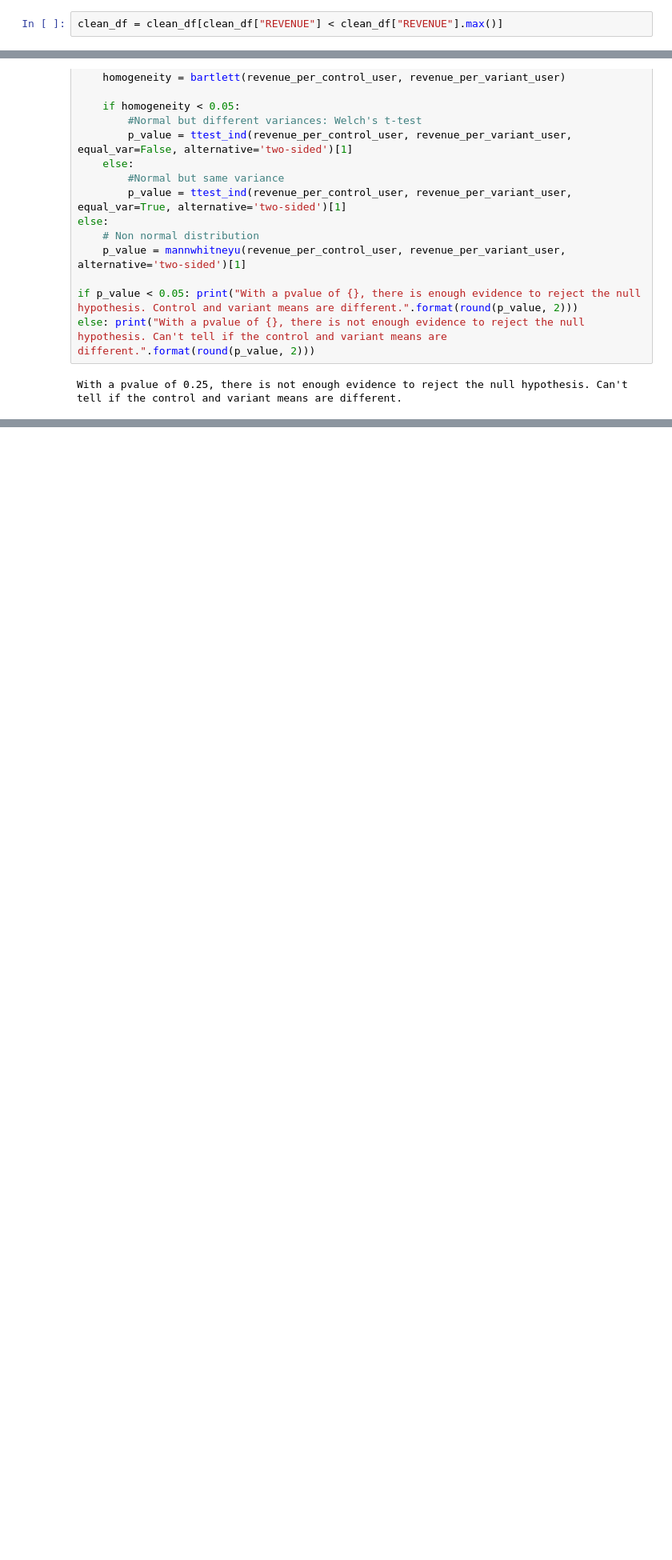
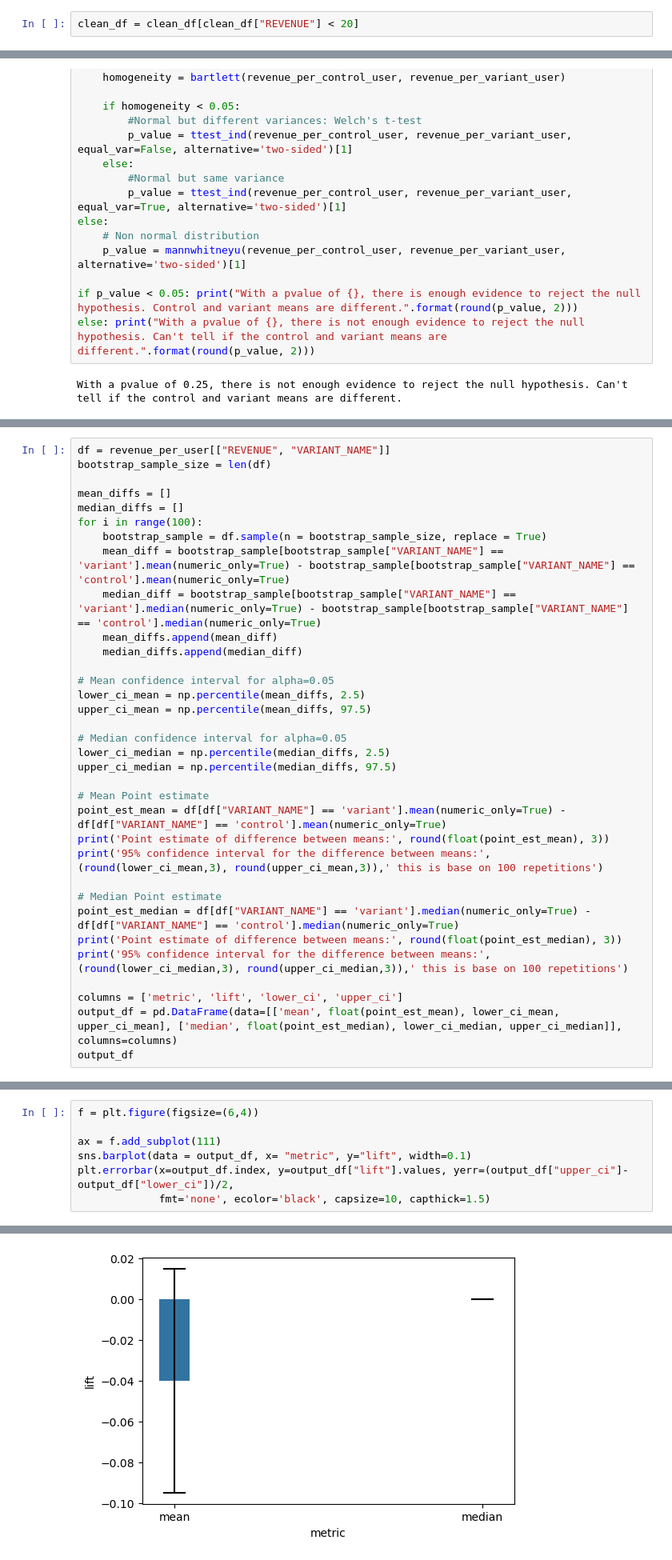
Before and after one commit to sasotomayor/ab-testing-revenue-impact, a Jupyter notebook: solution_mannwhitneyu_test.ipynb, the cells around one changed output, grey strips where cells are left out. Shown at 80% size. Drawn from its saved outputs; the diff is of its cells as text; blank space fills up the shorter version.

```diff
--- a/solution_mannwhitneyu_test.ipynb
+++ b/solution_mannwhitneyu_test.ipynb
@@ -174,5 +181,5 @@ plt.boxplot(clean_df["LOG_REVENUE"])
 # %%
-clean_df = clean_df[clean_df["REVENUE"] < clean_df["REVENUE"].max()]
+clean_df = clean_df[clean_df["REVENUE"] < 20]
 # %% [markdown]
 ## Aggregate revenue vector per randomization unit
 # %%
@@ -251,0 +259,34 @@ With a pvalue of 0.3, there is not enough evidence to reject the null hypothesis
+# %%
+df = revenue_per_user[["REVENUE", "VARIANT_NAME"]]
+bootstrap_sample_size = len(df)
+
+mean_diffs = []
+median_diffs = []
+for i in range(100):
+    bootstrap_sample = df.sample(n = bootstrap_sample_size, replace = True)
+    mean_diff = bootstrap_sample[bootstrap_sample["VARIANT_NAME"] == 'variant'].mean(numeric_only=True) - bootstrap_sample[bootstrap_sample["VARIANT_NAME"] == 'control'].mean(numeric_only=True)
+    median_diff = bootstrap_sample[bootstrap_sample["VARIANT_NAME"] == 'variant'].median(numeric_only=True) - bootstrap_sample[bootstrap_sample["VARIANT_NAME"] == 'control'].median(numeric_only=True)
+    mean_diffs.append(mean_diff)
+    median_diffs.append(median_diff)
+
+# Mean confidence interval for alpha=0.05
+lower_ci_mean = np.percentile(mean_diffs, 2.5)
+upper_ci_mean = np.percentile(mean_diffs, 97.5)
+
+# Median confidence interval for alpha=0.05
+lower_ci_median = np.percentile(median_diffs, 2.5)
+upper_ci_median = np.percentile(median_diffs, 97.5)
+
+# Mean Point estimate
+point_est_mean = df[df["VARIANT_NAME"] == 'variant'].mean(numeric_only=True) - df[df["VARIANT_NAME"] == 'control'].mean(numeric_only=True)
+print('Point estimate of difference between means:', round(float(point_est_mean), 3))
+print('95% confidence interval for the difference between means:', (round(lower_ci_mean,3), round(upper_ci_mean,3)),' this is base on 100 repetitions')
+
+# Median Point estimate
+point_est_median = df[df["VARIANT_NAME"] == 'variant'].median(numeric_only=True) - df[df["VARIANT_NAME"] == 'control'].median(numeric_only=True)
+print('Point estimate of difference between means:', round(float(point_est_median), 3))
+print('95% confidence interval for the difference between means:', (round(lower_ci_median,3), round(upper_ci_median,3)),' this is base on 100 repetitions')
+
+columns = ['metric', 'lift', 'lower_ci', 'upper_ci']
+output_df = pd.DataFrame(data=[['mean', float(point_est_mean), lower_ci_mean, upper_ci_mean], ['median', float(point_est_median), lower_ci_median, upper_ci_median]], columns=columns)
+output_df
@@ -251,0 +301,8 @@ With a pvalue of 0.3, there is not enough evidence to reject the null hypothesis
+# %%
+f = plt.figure(figsize=(6,4))
+
+ax = f.add_subplot(111)
+sns.barplot(data = output_df, x= "metric", y="lift", width=0.1)
+plt.errorbar(x=output_df.index, y=output_df["lift"].values, yerr=(output_df["upper_ci"]-output_df["lower_ci"])/2,
+             fmt='none', ecolor='black', capsize=10, capthick=1.5)
+# %% [output]
@@ -251,0 +310 @@ With a pvalue of 0.3, there is not enough evidence to reject the null hypothesis
+[figure, added]
```
Also changed, not shown: parts of 9 cells of this notebook, 1 other file.
